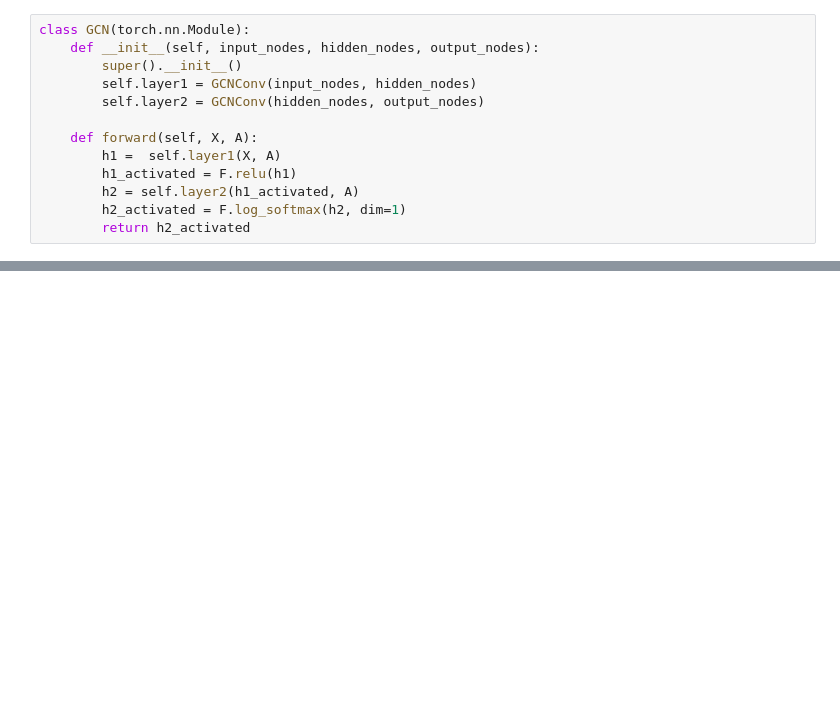
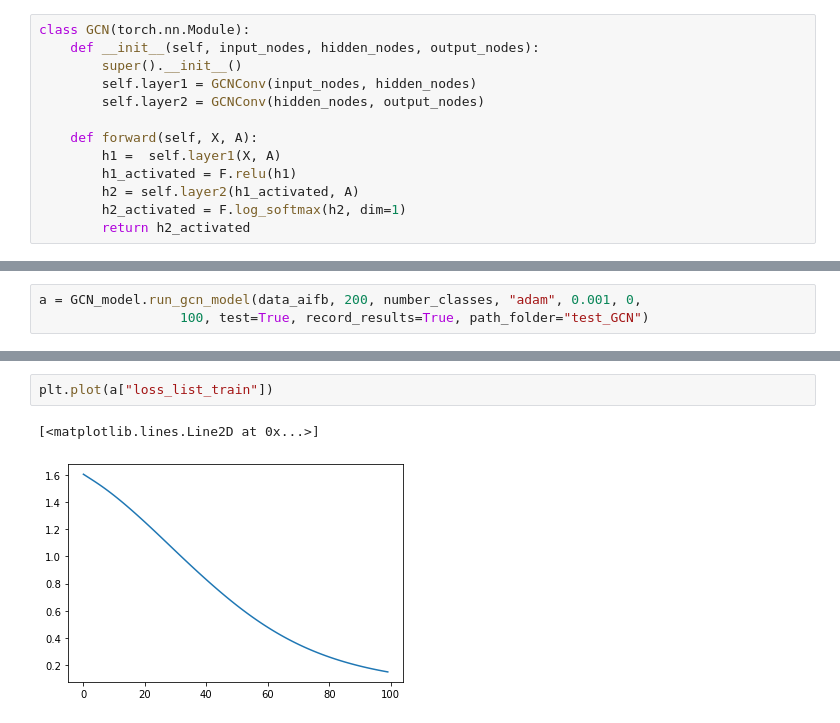
Before and after one commit to Janneke13/Master-Thesis-Graph-Representation, a Jupyter notebook: GCN_test.ipynb, the cells around one changed output, grey strips where cells are left out. Drawn from its saved outputs; the diff is of its cells as text; blank space fills up the shorter version.

Commit message:
added running file for GCN model

```diff
--- a/GCN_test.ipynb
+++ b/GCN_test.ipynb
@@ -69,0 +89,3 @@ plt.plot(loss_list)
+# %%
+a = GCN_model.run_gcn_model(data_aifb, 200, number_classes, "adam", 0.001, 0,
+                  100, test=True, record_results=True, path_folder="test_GCN")
@@ -69,0 +112,5 @@ plt.plot(loss_list)
+# %%
+plt.plot(a["loss_list_train"])
+# %% [output]
+[<matplotlib.lines.Line2D at 0x...>]
+[figure, added]
```
Also changed, not shown: parts of 11 cells of this notebook, 5 other files.
